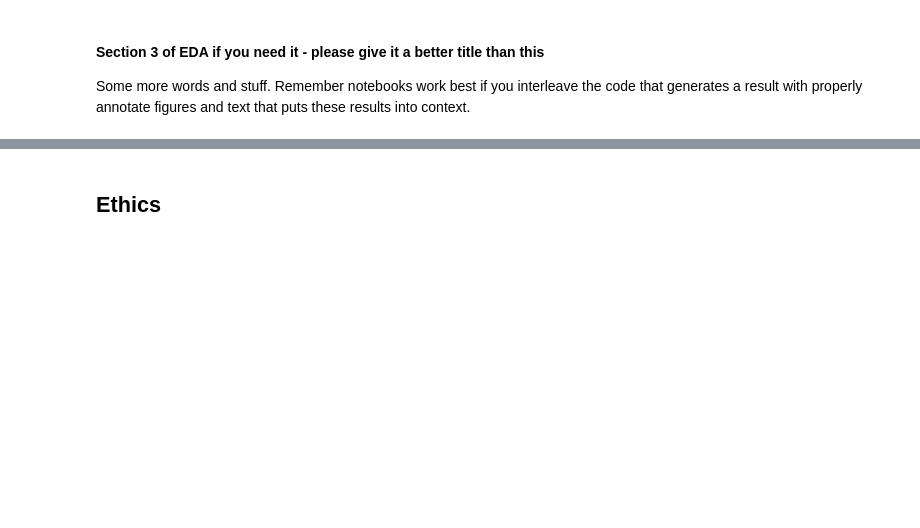
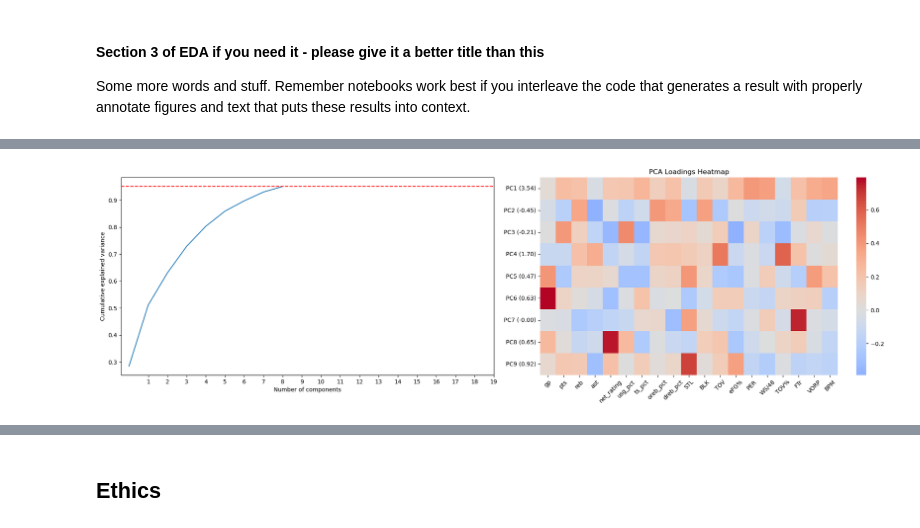
Before and after one commit to COGS108/Group-SP26-076, a Jupyter notebook: 02-EDACheckpoint.ipynb, the cells around one changed output, grey strips where cells are left out. Drawn from its saved outputs; the diff is of its cells as text; code cells hidden in the pictures; blank space fills up the shorter version.

```diff
--- a/02-EDACheckpoint.ipynb
+++ b/02-EDACheckpoint.ipynb
@@ -1276,0 +1288,94 @@ Some more words and stuff.  Remember notebooks work best if you interleave the c
+# %%
+## YOUR CODE HERE
+## FEEL FREE TO ADD MULTIPLE CELLS PER SECTION
+from sklearn.preprocessing import StandardScaler
+from sklearn.decomposition import PCA
+from sklearn.pipeline import Pipeline
+import seaborn as sns
+
+variance_thresh = .95
+
+raw_metrics = ['pts', 'reb', 'ast', 'STL', 'BLK', 'TOV', 'gp']
+derivative_metrics = [
+    'eFG%',       # FGM, 3PM, FGA
+    'PER',        # pts, reb, ast, stl, blk, tov per min, pace adjusted
+    'WS/48',      # pts, reb, ast, stl, blk per 48 min
+    'BPM',        # pts, reb, ast, stl, blk, tov per 100 possessions
+    'VORP',       # BPM * min
+    'ts_pct',     # pts, FGA, FTA
+    'usg_pct',    # FGA, FTA, tov / team possessions
+    'net_rating', # team pts for/against per 100 possessions on court
+    'FTr',        # FTA / FGA
+    'oreb_pct',   # oreb / team oreb opportunities
+    'TOV%',       # tov / (FGA, FTA, tov)
+    'dreb_pct',   # dreb / team dreb opportunities
+]
+
+pca_single_counted_1 = [col for col in raw_metrics if col != 'gp']
+pca_single_counted_2 = derivative_metrics + ['gp']
+
+
+df_mvp = df_merged[df_merged['share'] > 0]
+numeric_df_merged = (df_mvp.select_dtypes(include='number'))
+numeric_df_mvp_X = numeric_df_merged.drop('share',axis=1)
+num_metrics = len(numeric_df_mvp_X.columns)
+
+df_mvp_raw_metrics = df_mvp[pca_single_counted_1]
+df_mvp_derivative_metrics = df_mvp[pca_single_counted_2]
+
+pca_analysis_pipeline = Pipeline([("scale",StandardScaler()),("pca",PCA(n_components=variance_thresh))])
+pca_analysis_pipeline.fit(numeric_df_mvp_X)
+
+variance_ratio = pca_analysis_pipeline['pca'].explained_variance_ratio_
+pca_n_components = pca_analysis_pipeline["pca"].n_components_
+
+loadings = pd.DataFrame(
+    pca_analysis_pipeline["pca"].components_,
+    columns=numeric_df_mvp_X.columns,
+    index=[f"PC{i+1} ({pca_analysis_pipeline['pca'].components_[i].sum():.2f})" for i in range(pca_n_components)]
+)
+
+fig, axes = plt.subplots(1, 2, figsize=(20, 6))
+
+axes[0].plot(variance_ratio.cumsum())
+axes[0].set_xlabel("Number of components")
+axes[0].set_ylabel("Cumulative explained variance")
+axes[0].set_xticks(range(1, num_metrics + 1))
+axes[0].axhline(y=variance_thresh, color='r', linestyle='--')
+
+sns.heatmap(loadings, cmap='coolwarm', center=0,
+            xticklabels=numeric_df_mvp_X.columns,
+            ax=axes[1])
+axes[1].set_title('PCA Loadings Heatmap')
+axes[1].tick_params(axis='x', rotation=45)
+axes[1].tick_params(axis='y', rotation=0)
+
+plt.tight_layout()
+plt.show()
+
+X_pca = pca_analysis_pipeline.transform(numeric_df_mvp_X)
+y = df_mvp['share']
+
+fig, axes = plt.subplots(1, 3, figsize=(20, 5))  # wider figure
+
+scatter_transparancy = 0.3
+cmap_scheme = 'viridis_r'
+
+sc = axes[0].scatter(X_pca[:, 0], X_pca[:, 1], c=y, alpha=scatter_transparancy, cmap=cmap_scheme)
+axes[0].set_xlabel("PC1")
+axes[0].set_ylabel("PC2")
+
+axes[1].scatter(X_pca[:, 0], X_pca[:, 2], c=y, alpha=scatter_transparancy, cmap=cmap_scheme)
+axes[1].set_xlabel("PC1")
+axes[1].set_ylabel("PC3")
+
+axes[2].scatter(X_pca[:, 1], X_pca[:, 2], c=y, alpha=scatter_transparancy, cmap=cmap_scheme)
+axes[2].set_xlabel("PC2")
+axes[2].set_ylabel("PC3")
+
+fig.subplots_adjust(right=0.84)  # reserve right 20% for colorbar
+cbar_ax = fig.add_axes([0.85, 0.15, 0.02, 0.7])  # [left, bottom, width, height]
+fig.colorbar(sc, cax=cbar_ax, label='share')
+
+plt.show()
+# %% [output]
@@ -1276,0 +1386 @@ Some more words and stuff.  Remember notebooks work best if you interleave the c
+[figure, added]
```
Also changed, not shown: parts of 5 cells of this notebook.
